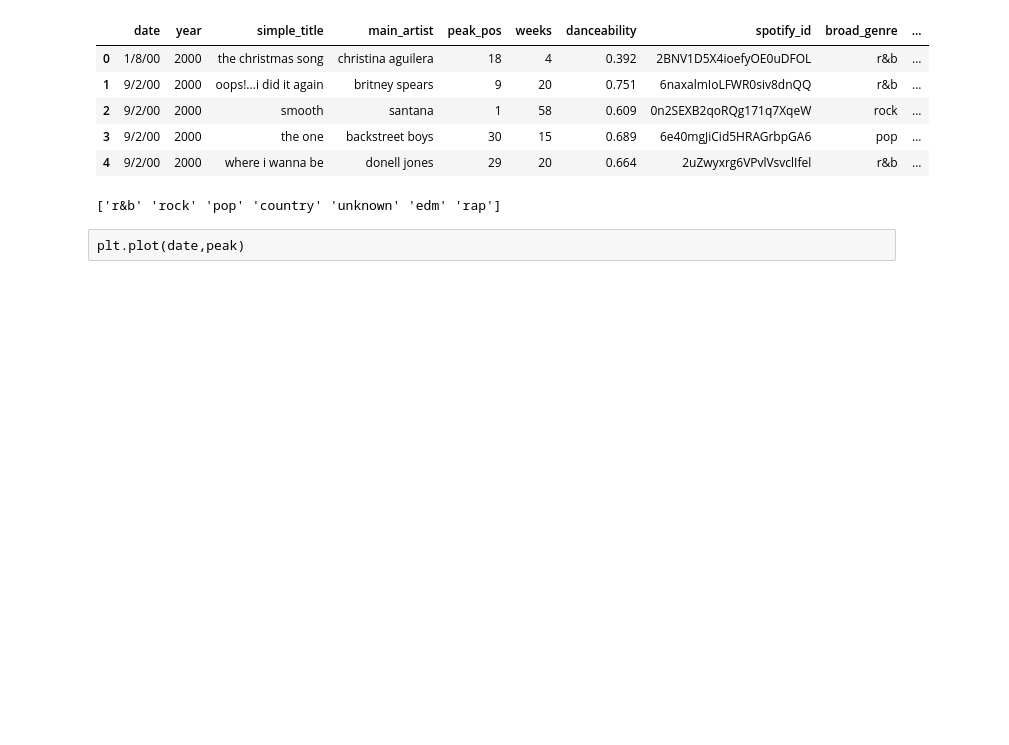
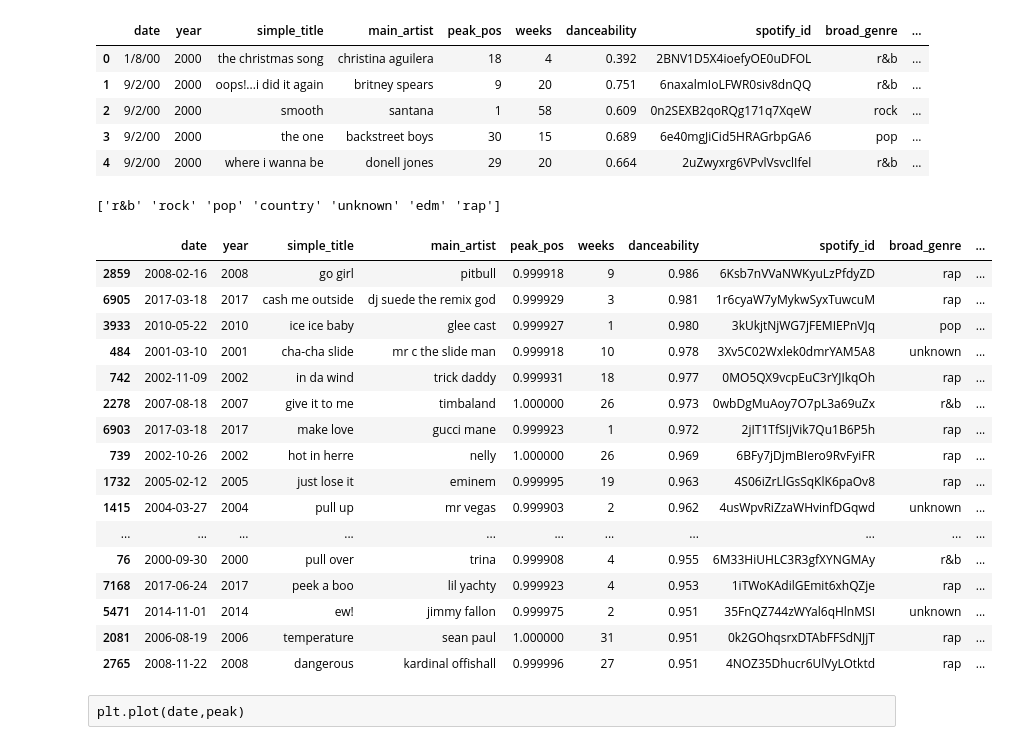
Before and after one commit to c-l-nguyen/hayleys-cosmic-songs, a Jupyter notebook: code/Spotify_Decade.ipynb, the cells around one changed output. Saved outputs shown, nothing was run; the diff lists cells and outputs as text; code cells hidden in the pictures; blank space fills up the shorter version.

```diff
--- a/code/Spotify_Decade.ipynb
+++ b/code/Spotify_Decade.ipynb
@@ -32,25 +43,43 @@ df.head()
 # %%
 print(genres)
 df = df.sort_values(["year"])
 peak = df['peak_pos']
 dance = df['danceability']
 df['danceability'] = df['danceability'].astype(float)
 df['peak_pos'] = df['peak_pos'].astype(float)
 df['loudness'] = df['loudness'].astype(float)
 df['energy'] = df['energy'].astype(float)
 df['acousticness'] = df['acousticness'].astype(float)
 df['speechiness'] = df['speechiness'].astype(float)
 df['duration_ms'] = df['duration_ms'].astype(float)
 df['duration_ms'] = ((df['duration_ms'])*(.001))/60
 df['valence'] = df['valence'].astype(float)
 df['year'] = df['year'].astype(int)
 df['date'] =  pd.to_datetime(df['date'])
 df['loudness'] = (df['loudness']/60)
 df['peak_pos'] = (101 - df['peak_pos'])/100
-
+new_df = df.sort_values('danceability',ascending = False)
 date = df['date']
+new_df.head(20)
 # %% [output]
 ['r&b' 'rock' 'pop' 'country' 'unknown' 'edm' 'rap']
+|  | date | year | simple_title | main_artist | peak_pos | weeks | danceability | spotify_id | broad_genre | ... |
+| 2859 | 2008-02-16 | 2008 | go girl | pitbull | 0.999918 | 9 | 0.986 | 6Ksb7nVVaNWKyuLzPfdyZD | rap | ... |
+| 6905 | 2017-03-18 | 2017 | cash me outside | dj suede the remix god | 0.999929 | 3 | 0.981 | 1r6cyaW7yMykwSyxTuwcuM | rap | ... |
+| 3933 | 2010-05-22 | 2010 | ice ice baby | glee cast | 0.999927 | 1 | 0.980 | 3kUkjtNjWG7jFEMIEPnVJq | pop | ... |
+| 484 | 2001-03-10 | 2001 | cha-cha slide | mr c the slide man | 0.999918 | 10 | 0.978 | 3Xv5C02Wxlek0dmrYAM5A8 | unknown | ... |
+| 742 | 2002-11-09 | 2002 | in da wind | trick daddy | 0.999931 | 18 | 0.977 | 0MO5QX9vcpEuC3rYJIkqOh | rap | ... |
+| 2278 | 2007-08-18 | 2007 | give it to me | timbaland | 1.000000 | 26 | 0.973 | 0wbDgMuAoy7O7pL3a69uZx | r&b | ... |
+| 6903 | 2017-03-18 | 2017 | make love | gucci mane | 0.999923 | 1 | 0.972 | 2jIT1TfSIjVik7Qu1B6P5h | rap | ... |
+| 739 | 2002-10-26 | 2002 | hot in herre | nelly | 1.000000 | 26 | 0.969 | 6BFy7jDjmBIero9RvFyiFR | rap | ... |
+| 1732 | 2005-02-12 | 2005 | just lose it | eminem | 0.999995 | 19 | 0.963 | 4S06iZrLlGsSqKlK6paOv8 | rap | ... |
+| 1415 | 2004-03-27 | 2004 | pull up | mr vegas | 0.999903 | 2 | 0.962 | 4usWpvRiZzaWHvinfDGqwd | unknown | ... |
+| ... | ... | ... | ... | ... | ... | ... | ... | ... | ... | ... |
+| 76 | 2000-09-30 | 2000 | pull over | trina | 0.999908 | 4 | 0.955 | 6M33HiUHLC3R3gfXYNGMAy | r&b | ... |
+| 7168 | 2017-06-24 | 2017 | peek a boo | lil yachty | 0.999923 | 4 | 0.953 | 1iTWoKAdilGEmit6xhQZje | rap | ... |
+| 5471 | 2014-11-01 | 2014 | ew! | jimmy fallon | 0.999975 | 2 | 0.951 | 35FnQZ744zWYal6qHlnMSI | unknown | ... |
+| 2081 | 2006-08-19 | 2006 | temperature | sean paul | 1.000000 | 31 | 0.951 | 0k2GOhqsrxDTAbFFSdNJjT | rap | ... |
+| 2765 | 2008-11-22 | 2008 | dangerous | kardinal offishall | 0.999996 | 27 | 0.951 | 4NOZ35Dhucr6UlVyLOtktd | rap | ... |
 # %% [raw]
 plt.plot(date,peak)
 # %%
```
Also changed, not shown: parts of 2 cells of this notebook.
